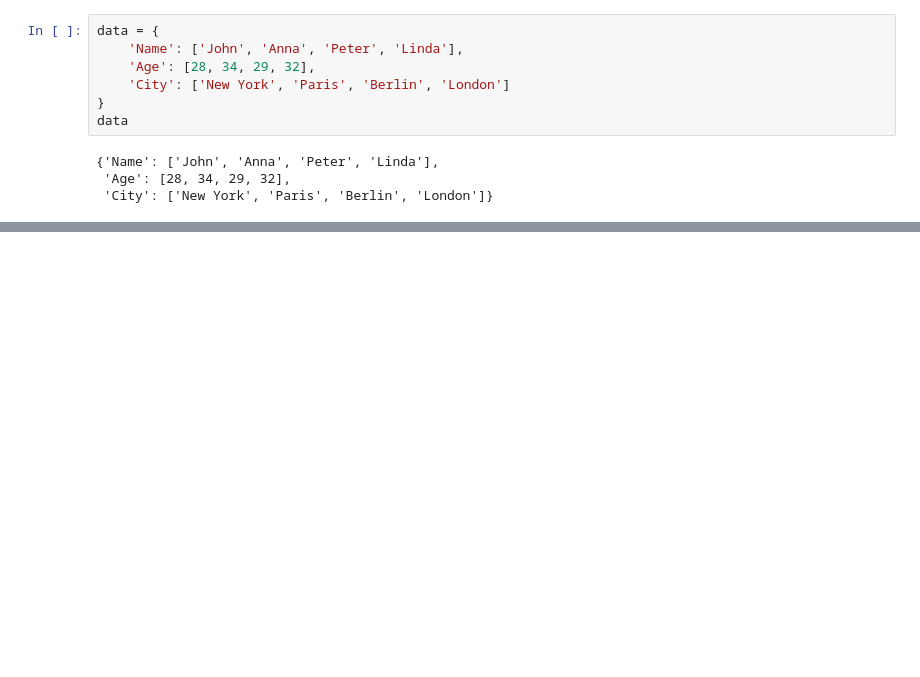
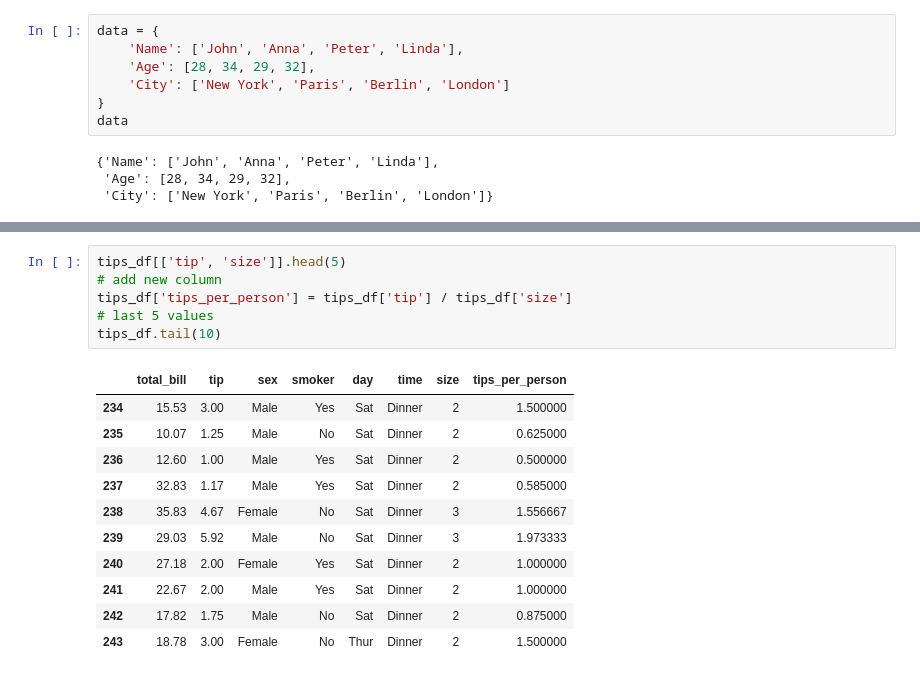
Before and after one commit to QuinlanVic/Python-module-code-notes, a Jupyter notebook: day16_pandas.ipynb, the cells around one changed output, grey strips where cells are left out. Saved outputs shown, nothing was run; the diff lists cells and outputs as text; blank space fills up the shorter version.

```diff
--- a/day16_pandas.ipynb
+++ b/day16_pandas.ipynb
@@ -56,0 +151,18 @@ type(df['Name'])
+# %%
+tips_df[['tip', 'size']].head(5)
+# add new column
+tips_df['tips_per_person'] = tips_df['tip'] / tips_df['size']
+# last 5 values
+tips_df.tail(10)
+# %% [output]
+|  | total_bill | tip | sex | smoker | day | time | size | tips_per_person |
+| 234 | 15.53 | 3.00 | Male | Yes | Sat | Dinner | 2 | 1.500000 |
+| 235 | 10.07 | 1.25 | Male | No | Sat | Dinner | 2 | 0.625000 |
+| 236 | 12.60 | 1.00 | Male | Yes | Sat | Dinner | 2 | 0.500000 |
+| 237 | 32.83 | 1.17 | Male | Yes | Sat | Dinner | 2 | 0.585000 |
+| 238 | 35.83 | 4.67 | Female | No | Sat | Dinner | 3 | 1.556667 |
+| 239 | 29.03 | 5.92 | Male | No | Sat | Dinner | 3 | 1.973333 |
+| 240 | 27.18 | 2.00 | Female | Yes | Sat | Dinner | 2 | 1.000000 |
+| 241 | 22.67 | 2.00 | Male | Yes | Sat | Dinner | 2 | 1.000000 |
+| 242 | 17.82 | 1.75 | Male | No | Sat | Dinner | 2 | 0.875000 |
+| 243 | 18.78 | 3.00 | Female | No | Thur | Dinner | 2 | 1.500000 |
```
Also changed, not shown: parts of 41 cells of this notebook, 3 other files.
